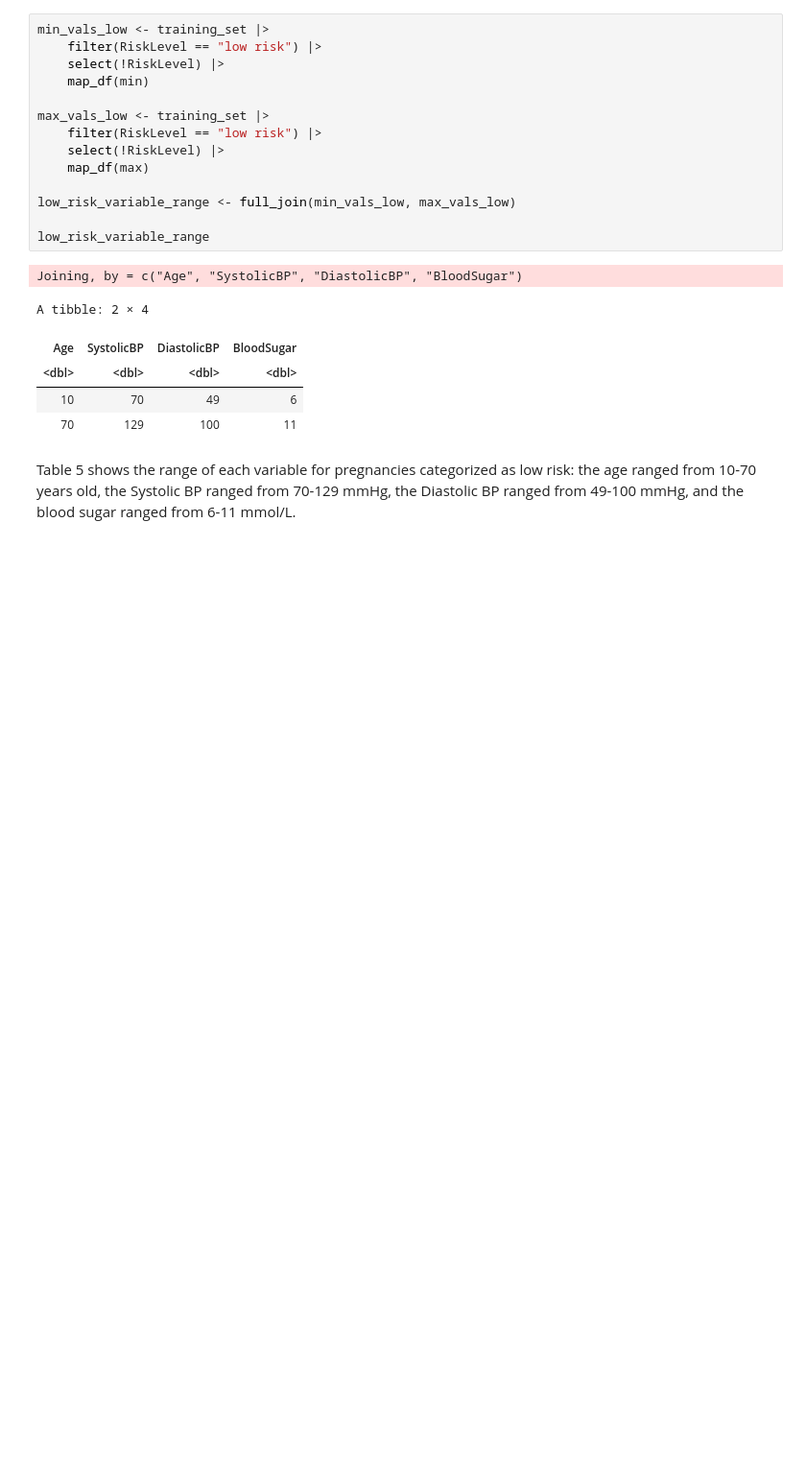
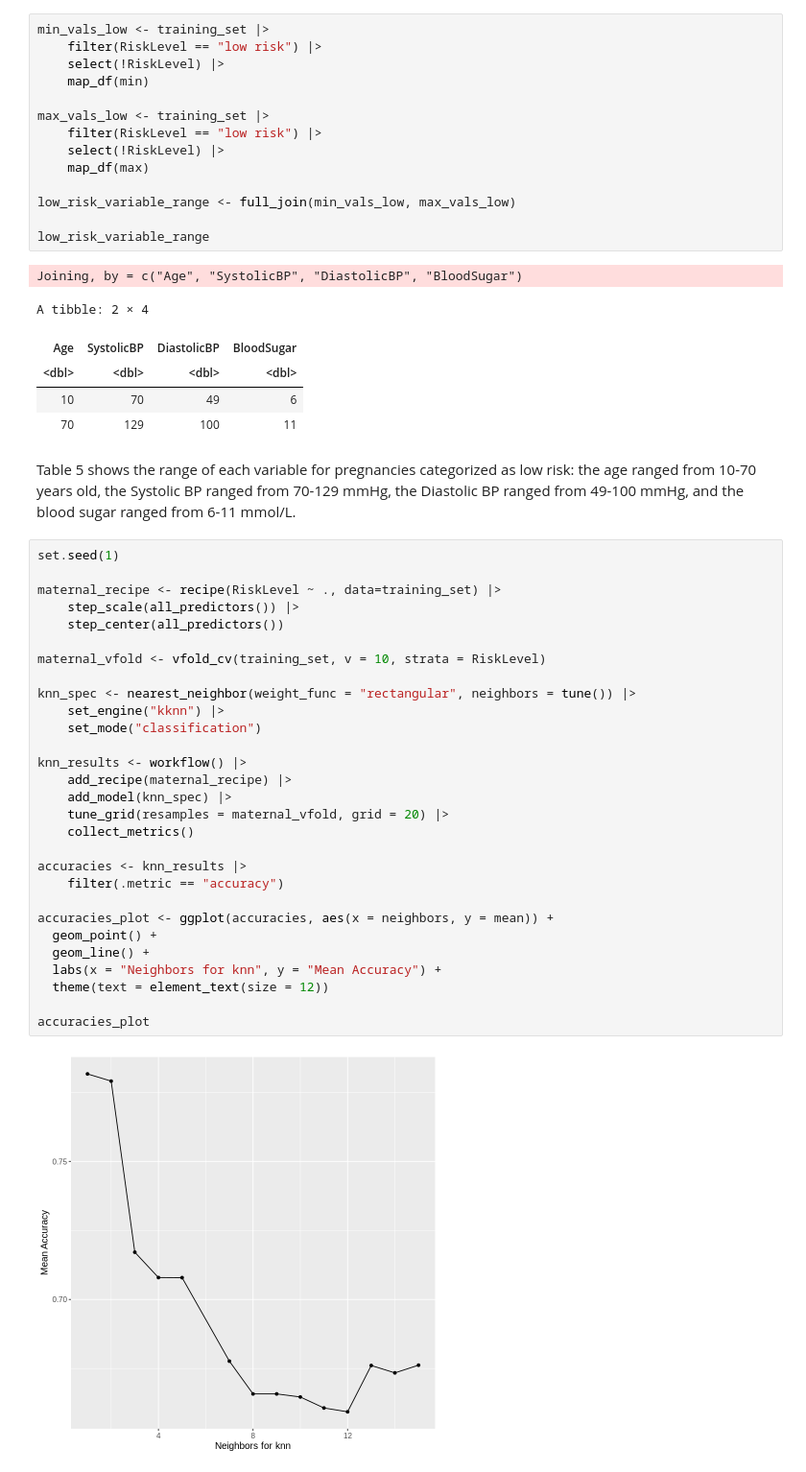
Before and after one commit to aniketc12/maternal_risk, a Jupyter notebook: maternal_health_report.ipynb, the cells around one changed output. Shown: that part at 96% size. Drawn from its saved outputs; the diff is of its cells as text; blank space fills up the shorter version.

Commit message:
added knn model

```diff
--- a/maternal_health_report.ipynb
+++ b/maternal_health_report.ipynb
@@ -149,3 +167,34 @@ A tibble: 2 × 4
 | 70 | 129 | 100 | 11 |
 # %% [markdown]
 Table 5 shows the range of each variable for pregnancies categorized as low risk: the age ranged from 10-70 years old, the Systolic BP ranged from 70-129 mmHg, the Diastolic BP ranged from 49-100 mmHg, and the blood sugar ranged from 6-11 mmol/L.
+# %%
+set.seed(1)
+
+maternal_recipe <- recipe(RiskLevel ~ ., data=training_set) |>
+    step_scale(all_predictors()) |>
+    step_center(all_predictors())
+
+maternal_vfold <- vfold_cv(training_set, v = 10, strata = RiskLevel)
+
+knn_spec <- nearest_neighbor(weight_func = "rectangular", neighbors = tune()) |>
+    set_engine("kknn") |>
+    set_mode("classification")
+
+knn_results <- workflow() |>
+    add_recipe(maternal_recipe) |>
+    add_model(knn_spec) |>
+    tune_grid(resamples = maternal_vfold, grid = 20) |>
+    collect_metrics()
+
+accuracies <- knn_results |>
+    filter(.metric == "accuracy")
+
+accuracies_plot <- ggplot(accuracies, aes(x = neighbors, y = mean)) +
+  geom_point() +
+  geom_line() +
+  labs(x = "Neighbors for knn", y = "Mean Accuracy") +
+  theme(text = element_text(size = 12))
+
+accuracies_plot
+# %% [output]
+[figure, added]
```
Also changed, not shown: parts of 6 cells of this notebook.
